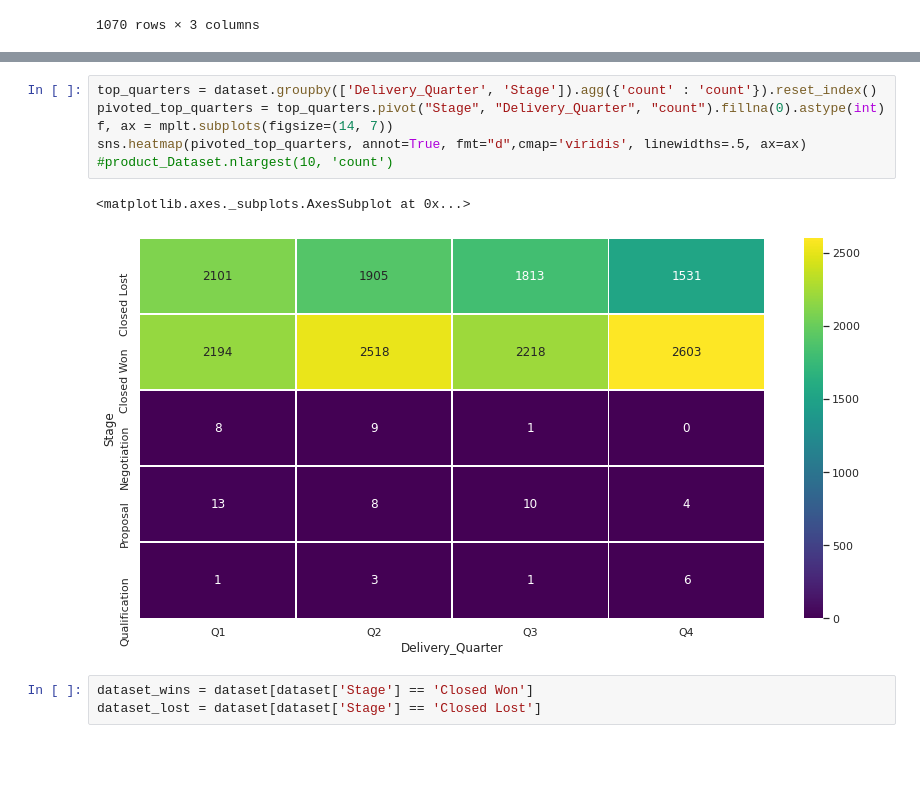
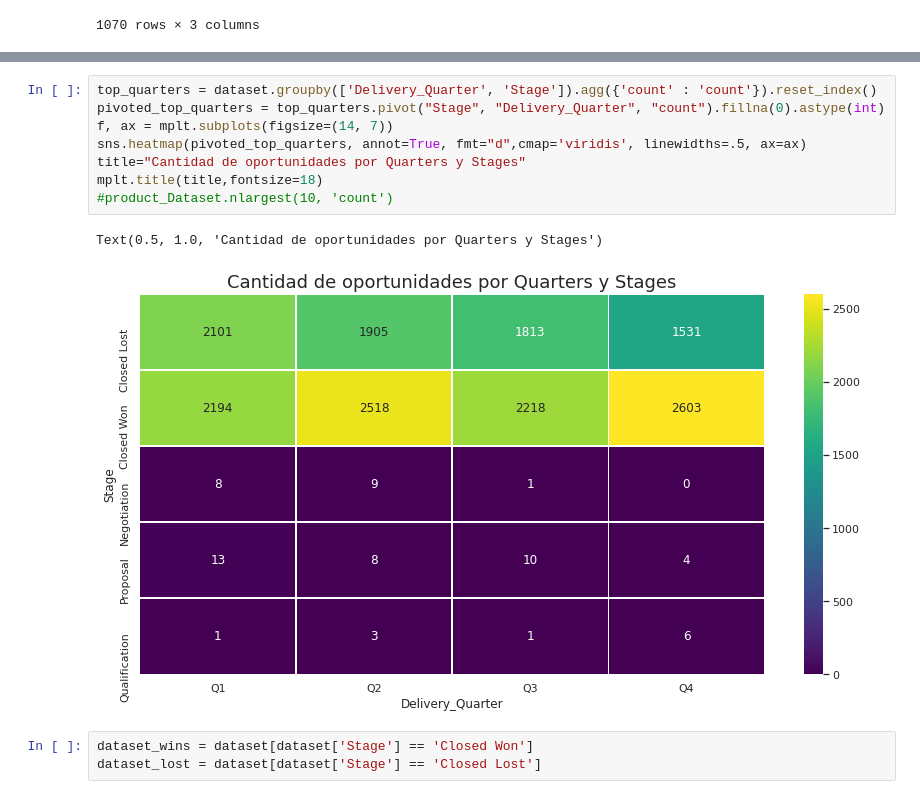
Before and after one commit to nazar9318/datos-TP1-Pandas-2c2020, a Jupyter notebook: notebook_Lucas.ipynb, the cells around one changed output, grey strips where cells are left out. Saved outputs shown, nothing was run; the diff lists cells and outputs as text; blank space fills up the shorter version.

```diff
--- a/notebook_Lucas.ipynb
+++ b/notebook_Lucas.ipynb
@@ -409,12 +434,14 @@ sns.heatmap(pivoted_top_products, annot=True, fmt="d",cmap='viridis', linewidths
 # %%
 top_quarters = dataset.groupby(['Delivery_Quarter', 'Stage']).agg({'count' : 'count'}).reset_index()
 pivoted_top_quarters = top_quarters.pivot("Stage", "Delivery_Quarter", "count").fillna(0).astype(int)
 f, ax = mplt.subplots(figsize=(14, 7))
 sns.heatmap(pivoted_top_quarters, annot=True, fmt="d",cmap='viridis', linewidths=.5, ax=ax)
+title="Cantidad de oportunidades por Quarters y Stages"
+mplt.title(title,fontsize=18)
 #product_Dataset.nlargest(10, 'count')
 # %% [output]
-<matplotlib.axes._subplots.AxesSubplot at 0x...>
+Text(0.5, 1.0, 'Cantidad de oportunidades por Quarters y Stages')
-[figure, old version]
+[figure, new version]
 # %%
 dataset_wins = dataset[dataset['Stage'] == 'Closed Won']
 dataset_lost = dataset[dataset['Stage'] == 'Closed Lost']
```
Also changed, not shown: parts of 29 cells of this notebook.
